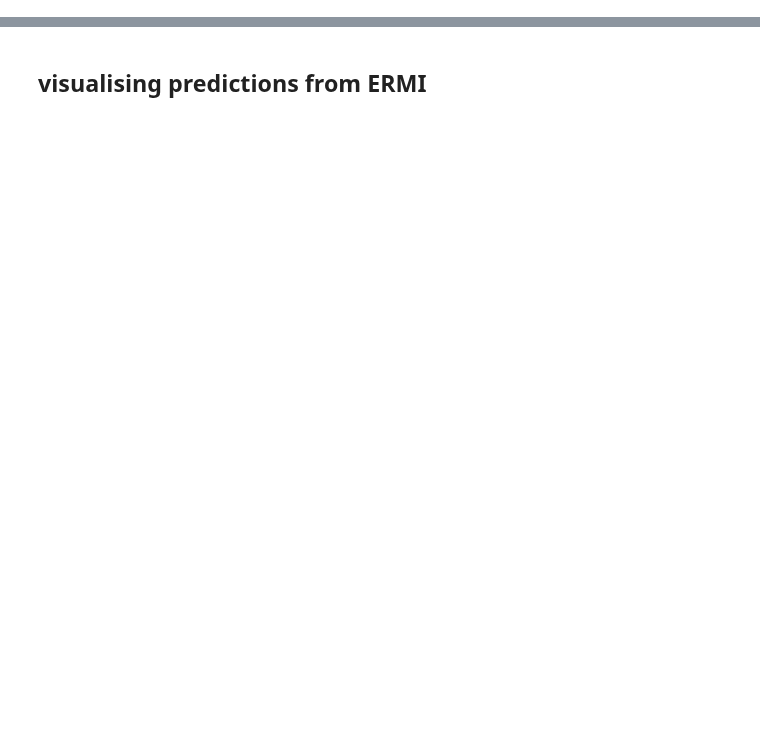
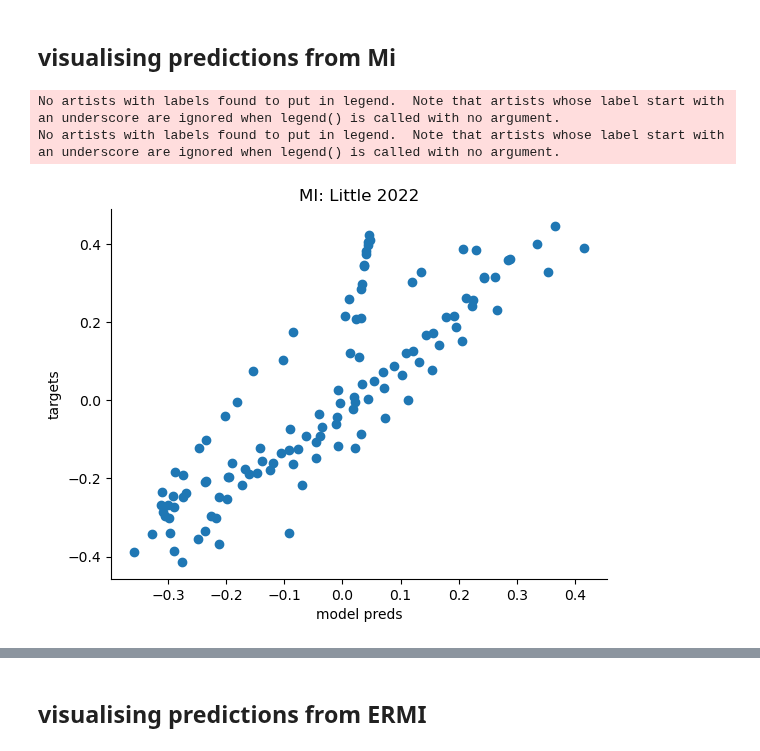
Before and after one commit to akjagadish/ermi, a Jupyter notebook: notebooks/functionlearning.ipynb, the cells around one changed output, grey strips where cells are left out. Cells and saved outputs as stored; diff of their text form; code cells hidden in the pictures; blank space fills up the shorter version.

```diff
--- a/notebooks/functionlearning.ipynb
+++ b/notebooks/functionlearning.ipynb
@@ -15,0 +54,20 @@ SYS_PATH = '/u/ajagadish/ermi' #'/raven/u/ajagadish/vanilla-llama/'
+# %% [markdown]
+## visualising predictions from Mi
+# %%
+data = pd.read_csv(f'/u/ajagadish/ermi/functionlearning/data/human/little2022functionestimation.csv')
+num_tasks = data.task.max()+1
+policy='greedy'
+results_mi = np.load(f'/u/ajagadish/ermi/functionlearning/data/model_simulation/env=synthetic_dim1_model=transformer_num_episodes100000_num_hidden=256_lr0.0003_num_layers=6_d_model=64_num_head=8_noise0.01_shuffleTrue_run=0_synthetic.npz')
+
+plt.scatter(results_mi['model_preds'].mean(0), results_ermi['targets'].mean(0))
+plt.ylabel('targets')
+plt.xlabel('model preds')
+sns.despine()
+plt.legend(loc='lower right')
+plt.title(f"MI: Little 2022")
+plt.legend(frameon=False)
+plt.show()
+# %% [output]
+No artists with labels found to put in legend.  Note that artists whose label start with an underscore are ignored when legend() is called with no argument.
+No artists with labels found to put in legend.  Note that artists whose label start with an underscore are ignored when legend() is called with no argument.
+[figure, added]
```
Also changed, not shown: parts of 18 cells of this notebook, 3 other files.
